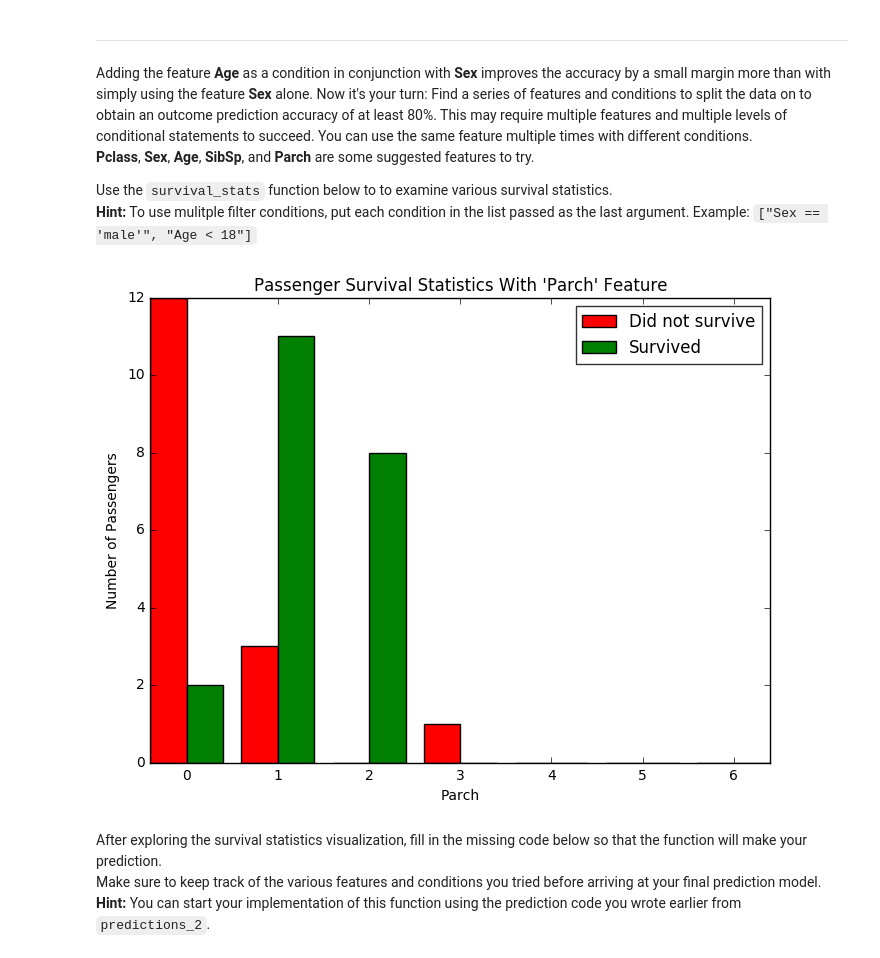
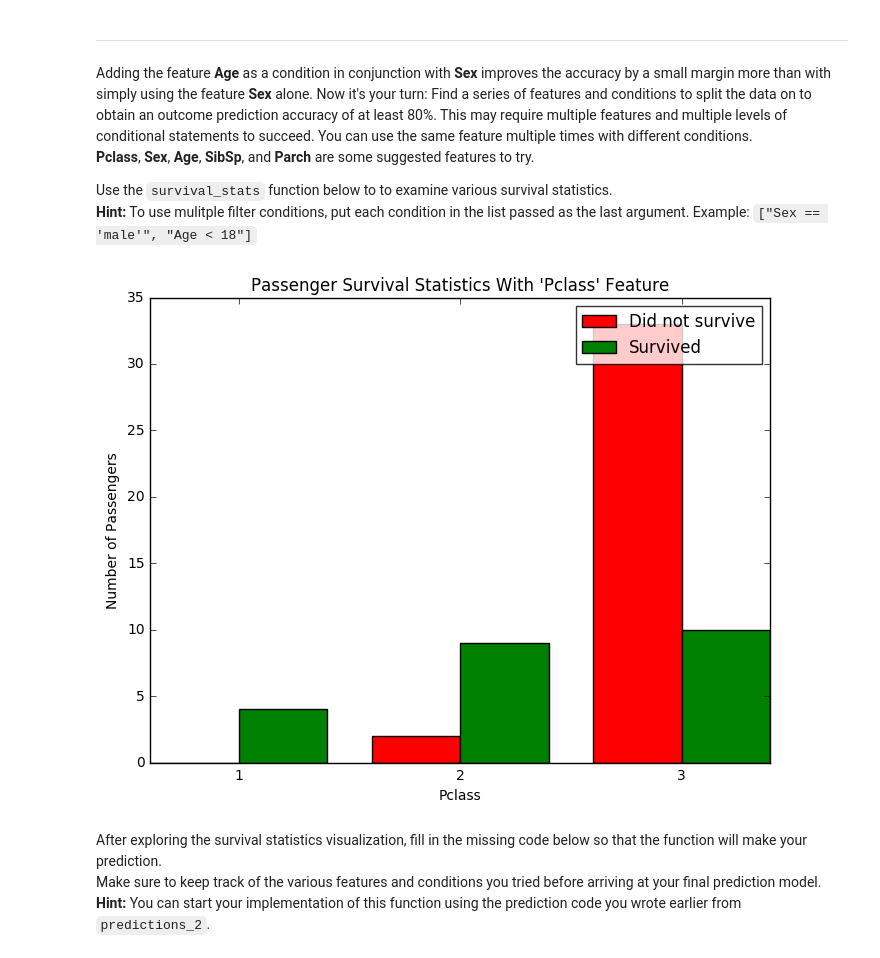
Before and after one commit to ar-shestopal/udacity-machine-learning-projects, a Jupyter notebook: titanic_survival_exploration/titanic_survival_exploration.ipynb, the cells around one changed output. Saved outputs shown, nothing was run; the diff lists cells and outputs as text; code cells hidden in the pictures.

```diff
--- a/titanic_survival_exploration/titanic_survival_exploration.ipynb
+++ b/titanic_survival_exploration/titanic_survival_exploration.ipynb
@@ -209,9 +209,9 @@ Adding the feature **Age** as a condition in conjunction with **Sex** improves t
 Use the `survival_stats` function below to to examine various survival statistics.
 **Hint:** To use mulitple filter conditions, put each condition in the list passed as the last argument. Example: `["Sex == 'male'", "Age < 18"]`
 # %%
-vs.survival_stats(data, outcomes, 'Parch', ["Sex == 'male'", "Age < 18", "SibSp < 2"])
+vs.survival_stats(data, outcomes, 'Pclass', ["Sex == 'male'", "Age < 18"])
 # %% [output]
-[figure, old version]
+[figure, new version]
 # %% [markdown]
 After exploring the survival statistics visualization, fill in the missing code below so that the function will make your prediction.
 Make sure to keep track of the various features and conditions you tried before arriving at your final prediction model.
```
Also changed, not shown: parts of 4 cells of this notebook, 1 other file.
